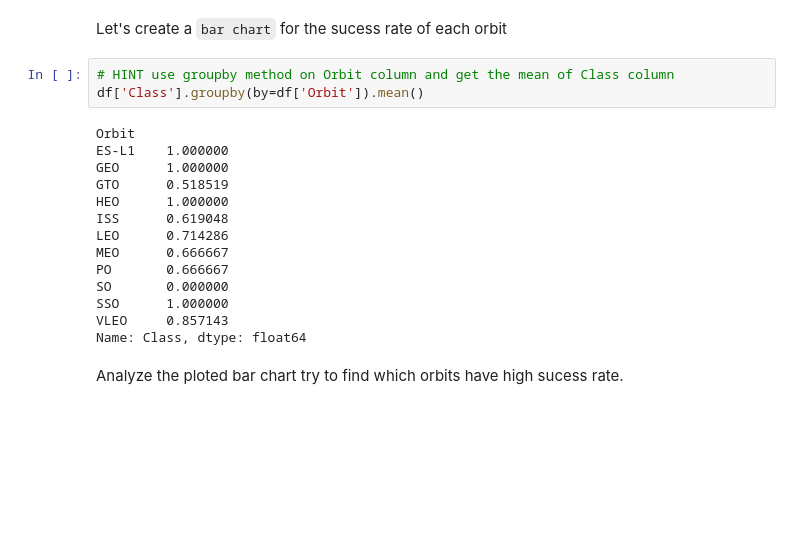
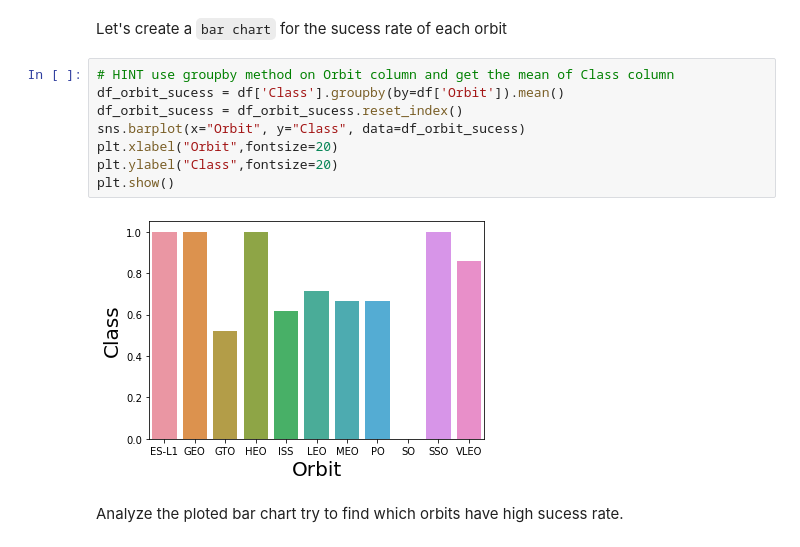
Before and after one commit to an0and0y/test, a Jupyter notebook: EDA with Data Visualization.ipynb, the cells around one changed output. Drawn from its saved outputs; the diff is of its cells as text; blank space fills up the shorter version.

```diff
--- a/EDA with Data Visualization.ipynb
+++ b/EDA with Data Visualization.ipynb
@@ -116,21 +116,14 @@ Next, we want to visually check if there are any relationship between success ra
 Let's create a `bar chart` for the sucess rate of each orbit
 # %%
 # HINT use groupby method on Orbit column and get the mean of Class column
-df['Class'].groupby(by=df['Orbit']).mean()
+df_orbit_sucess = df['Class'].groupby(by=df['Orbit']).mean()
+df_orbit_sucess = df_orbit_sucess.reset_index()
+sns.barplot(x="Orbit", y="Class", data=df_orbit_sucess)
+plt.xlabel("Orbit",fontsize=20)
+plt.ylabel("Class",fontsize=20)
+plt.show()
 # %% [output]
-Orbit
-ES-L1    1.000000
-GEO      1.000000
-GTO      0.518519
-HEO      1.000000
-ISS      0.619048
-LEO      0.714286
-MEO      0.666667
-PO       0.666667
-SO       0.000000
-SSO      1.000000
-VLEO     0.857143
-Name: Class, dtype: float64
+[figure, added]
 # %% [markdown]
 Analyze the ploted bar chart try to find which orbits have high sucess rate.
 # %% [markdown]
```
Also changed, not shown: parts of 4 cells of this notebook.
